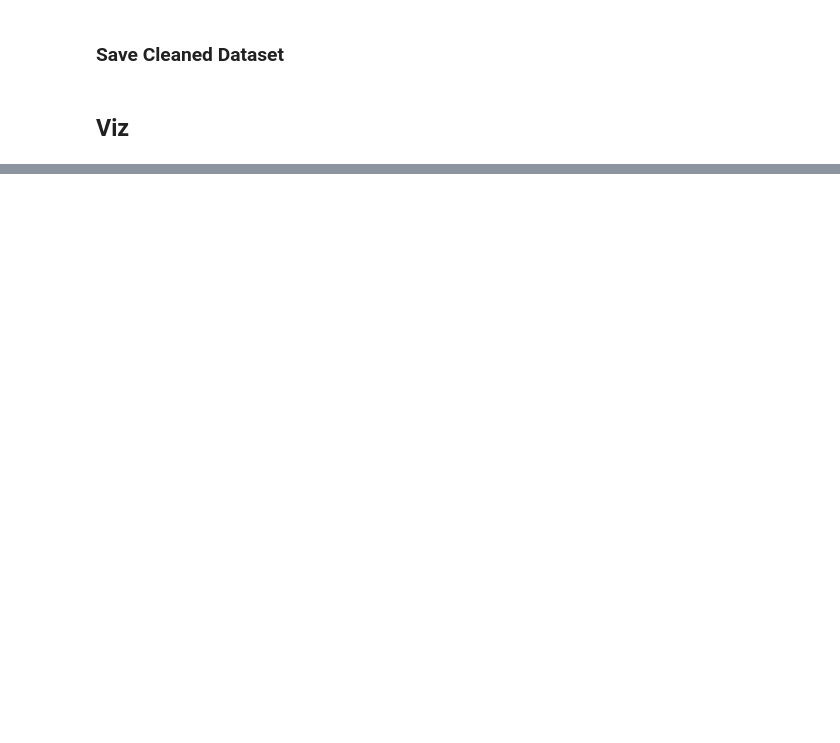
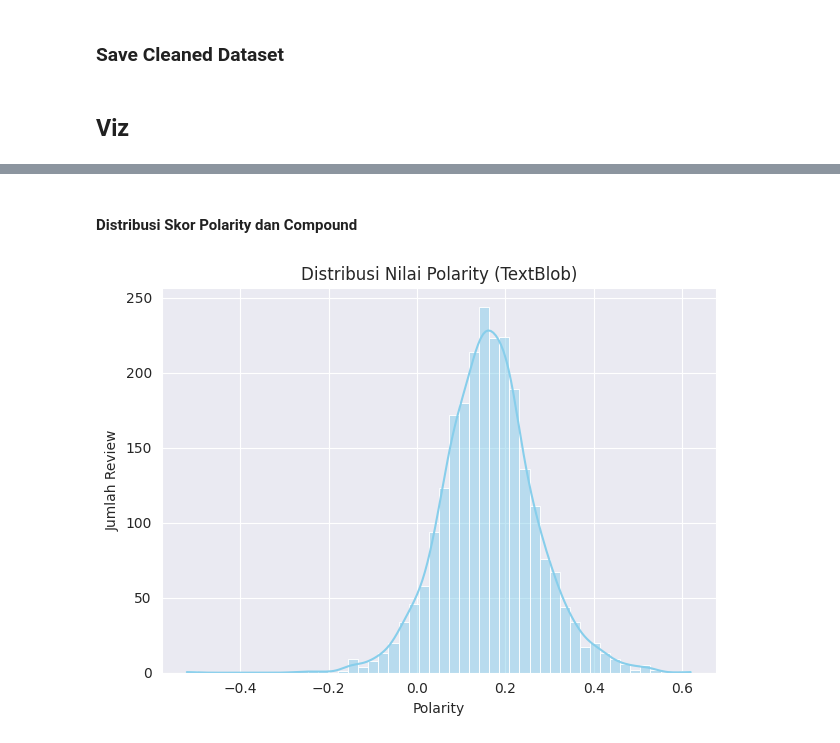
Before and after one commit to nathanaelganata/myanimelist-nlp, a Jupyter notebook: notebooks/02-sentiment-analysis.ipynb, the cells around one changed output, grey strips where cells are left out. Saved outputs shown, nothing was run; the diff lists cells and outputs as text; code cells hidden in the pictures; blank space fills up the shorter version.

```diff
--- a/notebooks/02-sentiment-analysis.ipynb
+++ b/notebooks/02-sentiment-analysis.ipynb
@@ -91,0 +114,11 @@ df.to_csv(r'../data/processed/top_150_fantasy_reviews_sentiment.csv', index=Fals
+# %% [markdown]
+#### Distribusi Skor Polarity dan Compound
+# %%
+sns.histplot(df['textblob_polarity'], bins=50, kde=True, color='skyblue')
+plt.title('Distribusi Nilai Polarity (TextBlob)')
+plt.xlabel('Polarity')
+plt.ylabel('Jumlah Review')
+plt.tight_layout()
+plt.show()
+# %% [output]
+[figure, added]
```
Also changed, not shown: parts of 14 cells of this notebook, 2 other files.
